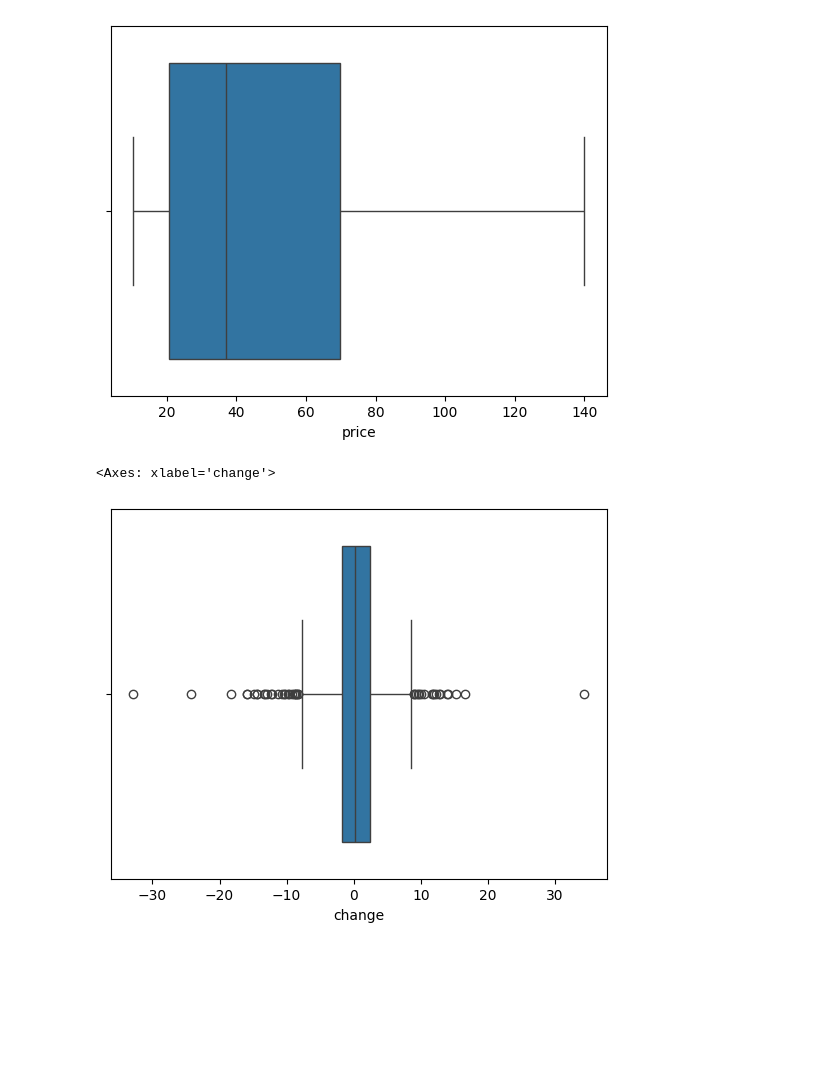
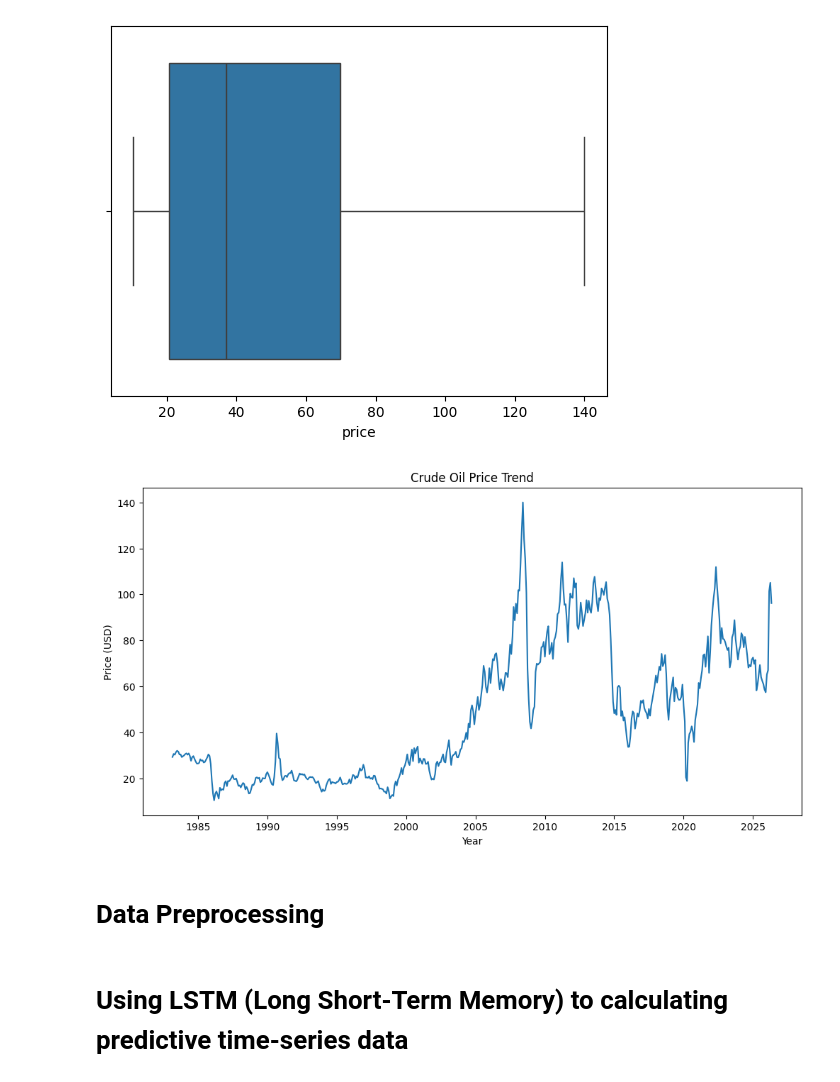
Before and after one commit to mikysetiawan/MachineLearningTerapan, a Jupyter notebook: Tugas1_PredictiveAnalysis.ipynb, the cells around one changed output. Saved outputs shown, nothing was run; the diff lists cells and outputs as text; code cells hidden in the pictures; blank space fills up the shorter version.

```diff
--- a/Tugas1_PredictiveAnalysis.ipynb
+++ b/Tugas1_PredictiveAnalysis.ipynb
@@ -77,8 +83,19 @@ sns.boxplot(x=df['price'])
 # %% [output]
 <Axes: xlabel='price'>
 [figure]
-# %%
-sns.boxplot(x=df['change'])
-# %% [output]
-<Axes: xlabel='change'>
-[figure, removed]
+# %%
+# Convert date to datetime and sort
+df['date'] = pd.to_datetime(df['date'])
+df = df.sort_values('date')
+
+# Plotting the price trend
+plt.figure(figsize=(12, 6))
+plt.plot(df['date'], df['price'])
+plt.title('Crude Oil Price Trend')
+plt.xlabel('Year')
+plt.ylabel('Price (USD)')
+plt.show()
+# %% [output]
+[figure, added]
+# %% [markdown]
+# Data Preprocessing
@@ -84,0 +135,2 @@ sns.boxplot(x=df['change'])
+# %% [markdown]
+# Using LSTM (Long Short-Term Memory) to calculating predictive time-series data
```
Also changed, not shown: parts of 7 cells of this notebook.
